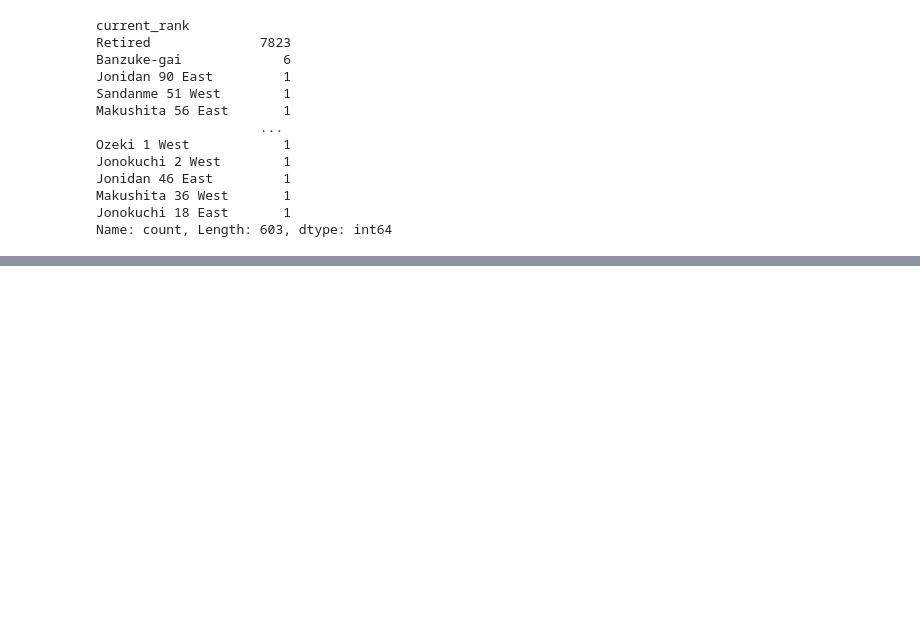
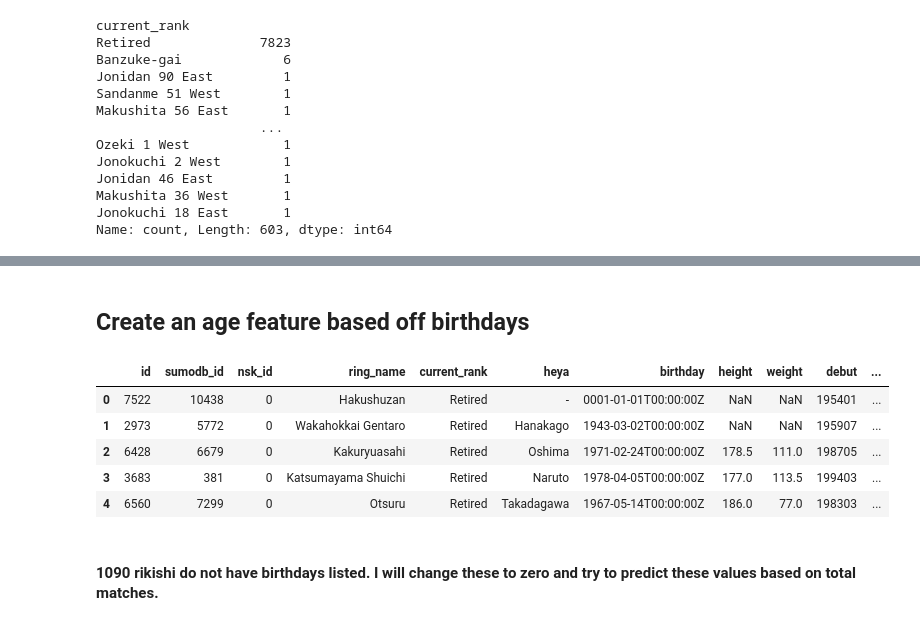
Before and after one commit to FragariaChemist/sumo, a Jupyter notebook: code/02_feature_engineering.ipynb, the cells around one changed output, grey strips where cells are left out. Drawn from its saved outputs; the diff is of its cells as text; code cells hidden in the pictures; blank space fills up the shorter version.

```diff
--- a/code/02_feature_engineering.ipynb
+++ b/code/02_feature_engineering.ipynb
@@ -550,0 +559,14 @@ Name: count, Length: 603, dtype: int64
+# %%
+# Use a lambda function to strip away the number and east/west rank designations
+sumo_df['current_rank'] = sumo_df['current_rank'].map(lambda x: x.split()[0])
+# %% [markdown]
+## Create an age feature based off birthdays
+# %%
+sumo_df.head()
+# %% [output]
+|  | id | sumodb_id | nsk_id | ring_name | current_rank | heya | birthday | height | weight | debut | ... |
+| 0 | 7522 | 10438 | 0 | Hakushuzan | Retired | - | 0001-01-01T00:00:00Z | NaN | NaN | 195401 | ... |
+| 1 | 2973 | 5772 | 0 | Wakahokkai Gentaro | Retired | Hanakago | 1943-03-02T00:00:00Z | NaN | NaN | 195907 | ... |
+| 2 | 6428 | 6679 | 0 | Kakuryuasahi | Retired | Oshima | 1971-02-24T00:00:00Z | 178.5 | 111.0 | 198705 | ... |
+| 3 | 3683 | 381 | 0 | Katsumayama Shuichi | Retired | Naruto | 1978-04-05T00:00:00Z | 177.0 | 113.5 | 199403 | ... |
+| 4 | 6560 | 7299 | 0 | Otsuru | Retired | Takadagawa | 1967-05-14T00:00:00Z | 186.0 | 77.0 | 198303 | ... |
@@ -550,0 +583,2 @@ Name: count, Length: 603, dtype: int64
+# %% [markdown]
+#### 1090 rikishi do not have birthdays listed.  I will change these to zero and try to predict these values based on total matches.
```
Also changed, not shown: parts of 33 cells of this notebook, 1 other file.
